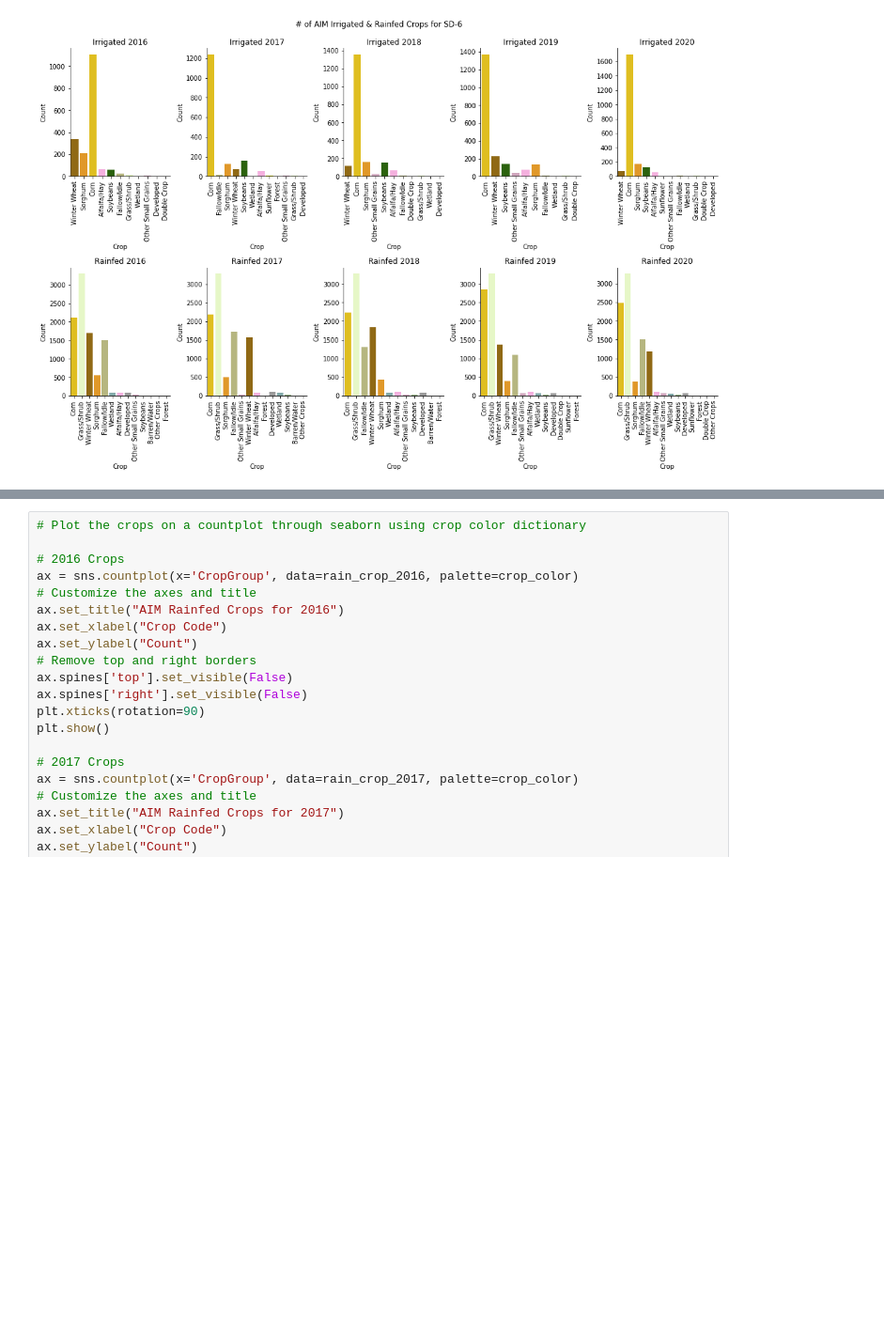
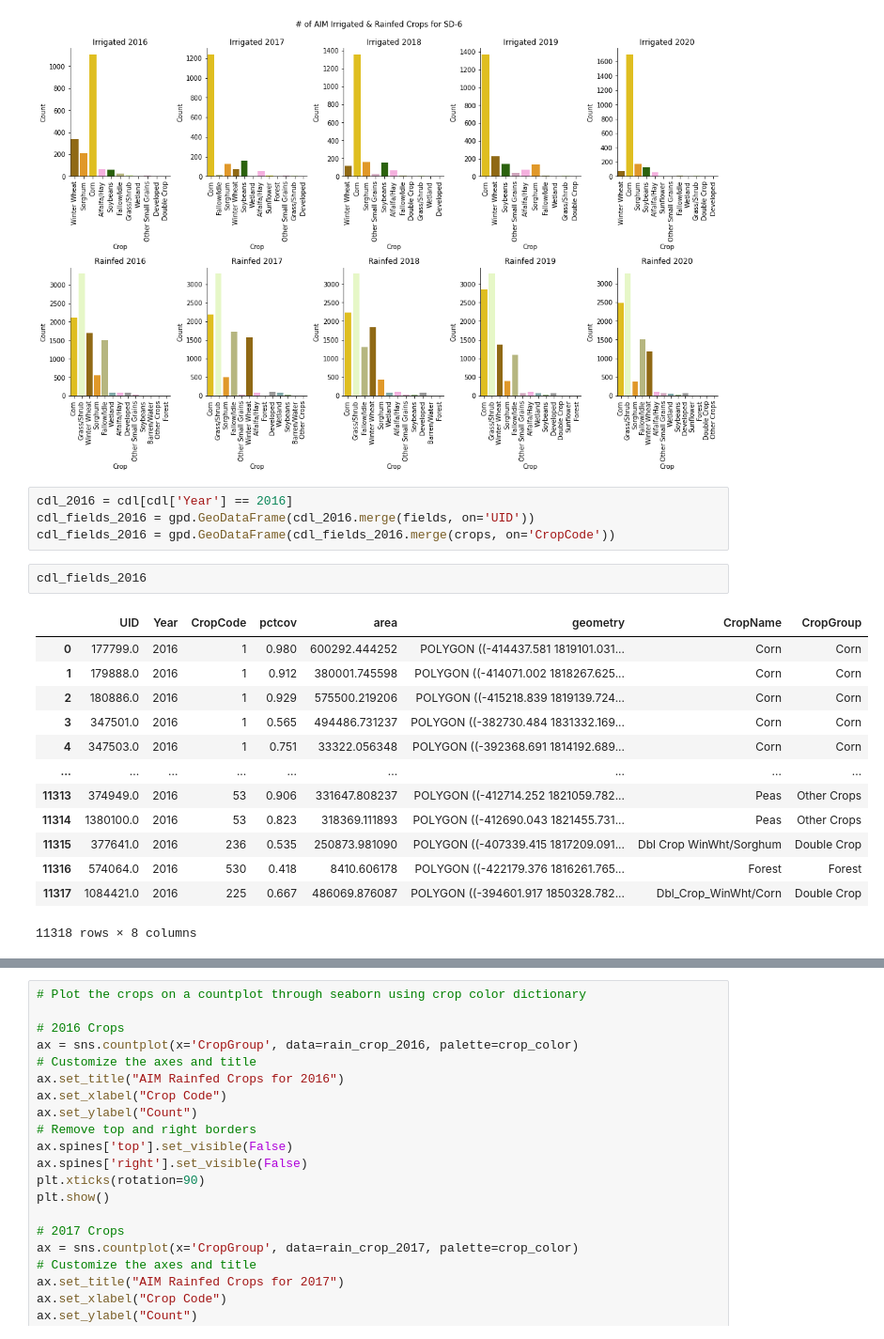
Before and after one commit to HEAL-KGS/eggs, a Jupyter notebook: eggs_data.ipynb, the cells around one changed output, grey strips where cells are left out. Shown at 94% size. Saved outputs shown, nothing was run; the diff lists cells and outputs as text; blank space fills up the shorter version.

```diff
--- a/eggs_data.ipynb
+++ b/eggs_data.ipynb
@@ -1070,3 +1077,23 @@ plt.savefig('IrrigatedRainfedCropCount.png', dpi=500)
 plt.show()
 # %% [output]
 [figure]
+# %%
+cdl_2016 = cdl[cdl['Year'] == 2016]
+cdl_fields_2016 = gpd.GeoDataFrame(cdl_2016.merge(fields, on='UID'))
+cdl_fields_2016 = gpd.GeoDataFrame(cdl_fields_2016.merge(crops, on='CropCode'))
+# %%
+cdl_fields_2016
+# %% [output]
+|  | UID | Year | CropCode | pctcov | area | geometry | CropName | CropGroup |
+| 0 | 177799.0 | 2016 | 1 | 0.980 | 600292.444252 | POLYGON ((-414437.581 1819101.031... | Corn | Corn |
+| 1 | 179888.0 | 2016 | 1 | 0.912 | 380001.745598 | POLYGON ((-414071.002 1818267.625... | Corn | Corn |
+| 2 | 180886.0 | 2016 | 1 | 0.929 | 575500.219206 | POLYGON ((-415218.839 1819139.724... | Corn | Corn |
+| 3 | 347501.0 | 2016 | 1 | 0.565 | 494486.731237 | POLYGON ((-382730.484 1831332.169... | Corn | Corn |
+| 4 | 347503.0 | 2016 | 1 | 0.751 | 33322.056348 | POLYGON ((-392368.691 1814192.689... | Corn | Corn |
+| ... | ... | ... | ... | ... | ... | ... | ... | ... |
+| 11313 | 374949.0 | 2016 | 53 | 0.906 | 331647.808237 | POLYGON ((-412714.252 1821059.782... | Peas | Other Crops |
+| 11314 | 1380100.0 | 2016 | 53 | 0.823 | 318369.111893 | POLYGON ((-412690.043 1821455.731... | Peas | Other Crops |
+| 11315 | 377641.0 | 2016 | 236 | 0.535 | 250873.981090 | POLYGON ((-407339.415 1817209.091... | Dbl Crop WinWht/Sorghum | Double Crop |
+| 11316 | 574064.0 | 2016 | 530 | 0.418 | 8410.606178 | POLYGON ((-422179.376 1816261.765... | Forest | Forest |
+| 11317 | 1084421.0 | 2016 | 225 | 0.667 | 486069.876087 | POLYGON ((-394601.917 1850328.782... | Dbl_Crop_WinWht/Corn | Double Crop |
+11318 rows × 8 columns
```
Also changed, not shown: parts of 5 cells of this notebook, 1 other file.
